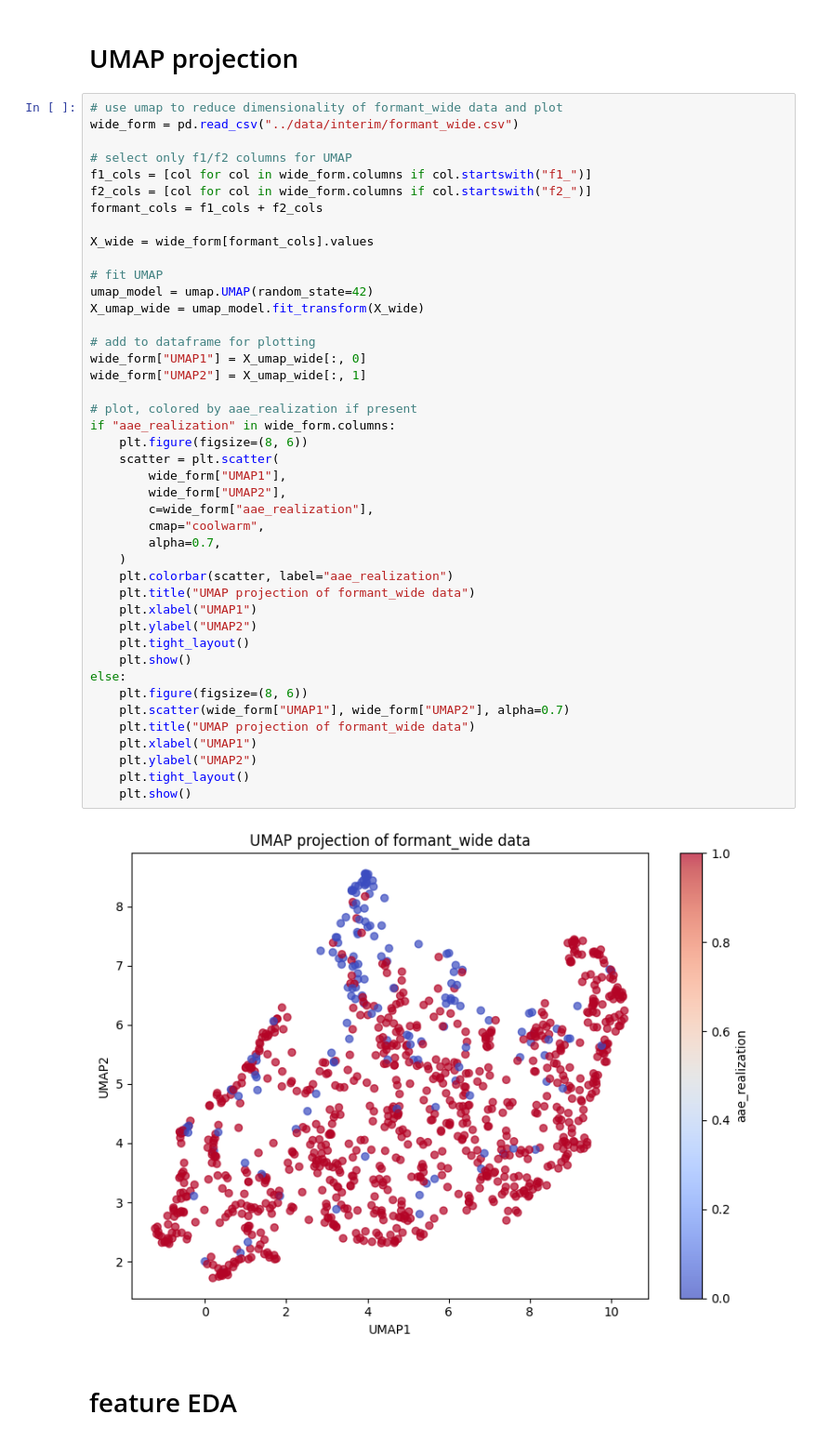
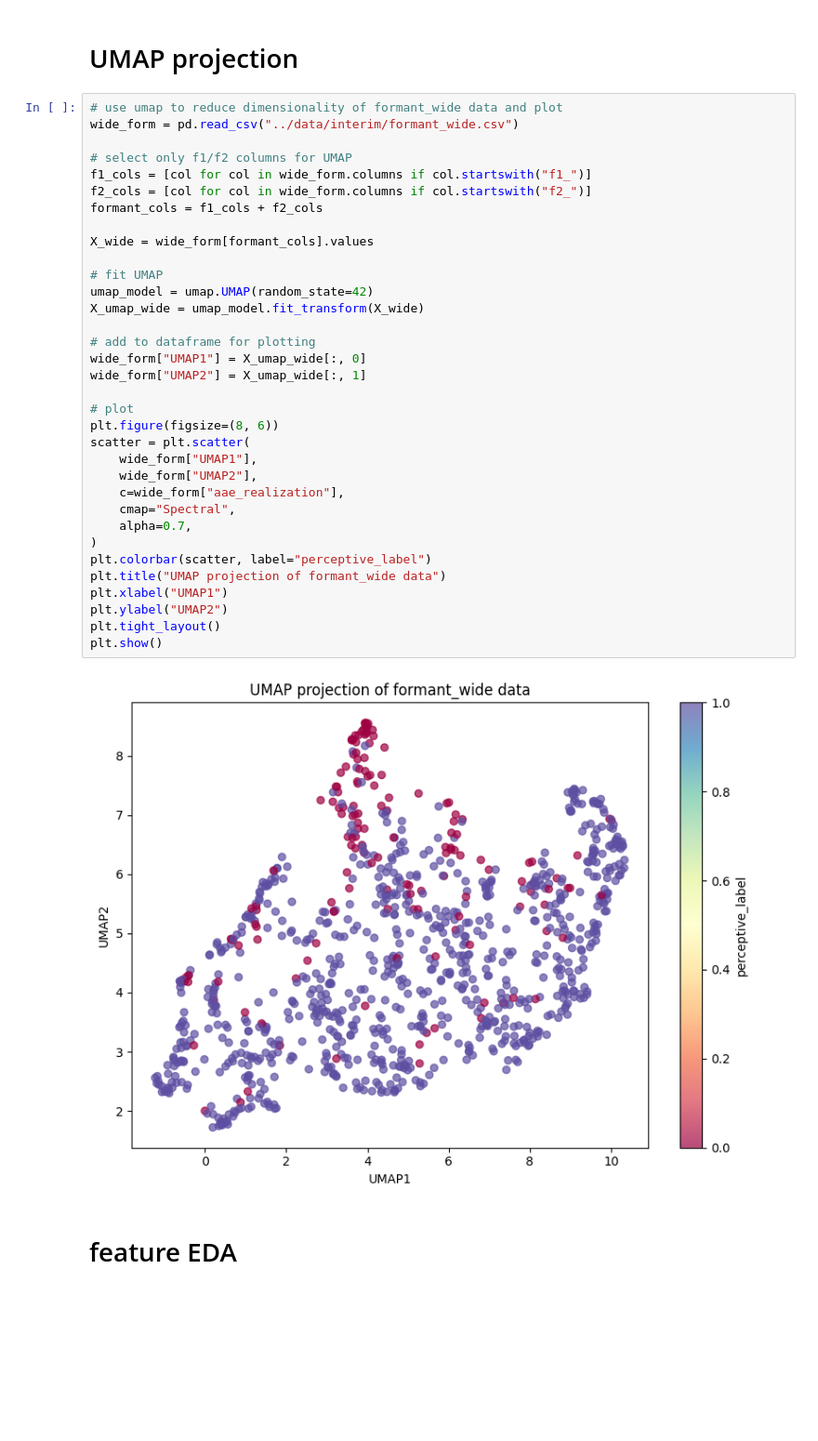
Before and after one commit to romeodetimmerman/aae-in-blues-formants, a Jupyter notebook: notebooks/01-rdt-exploration.ipynb, the cells around one changed output. Shown at 93% size. Saved outputs shown, nothing was run; the diff lists cells and outputs as text; blank space fills up the shorter version.

```diff
--- a/notebooks/01-rdt-exploration.ipynb
+++ b/notebooks/01-rdt-exploration.ipynb
@@ -53,48 +53,39 @@ sns.heatmap(
 # %%
 # use umap to reduce dimensionality of formant_wide data and plot
 wide_form = pd.read_csv("../data/interim/formant_wide.csv")
 
 # select only f1/f2 columns for UMAP
 f1_cols = [col for col in wide_form.columns if col.startswith("f1_")]
 f2_cols = [col for col in wide_form.columns if col.startswith("f2_")]
 formant_cols = f1_cols + f2_cols
 
 X_wide = wide_form[formant_cols].values
 
 # fit UMAP
 umap_model = umap.UMAP(random_state=42)
 X_umap_wide = umap_model.fit_transform(X_wide)
 
 # add to dataframe for plotting
 wide_form["UMAP1"] = X_umap_wide[:, 0]
 wide_form["UMAP2"] = X_umap_wide[:, 1]
 
-# plot, colored by aae_realization if present
-if "aae_realization" in wide_form.columns:
-    plt.figure(figsize=(8, 6))
-    scatter = plt.scatter(
-        wide_form["UMAP1"],
-        wide_form["UMAP2"],
-        c=wide_form["aae_realization"],
-        cmap="coolwarm",
-        alpha=0.7,
-    )
-    plt.colorbar(scatter, label="aae_realization")
-    plt.title("UMAP projection of formant_wide data")
-    plt.xlabel("UMAP1")
-    plt.ylabel("UMAP2")
-    plt.tight_layout()
-    plt.show()
-else:
-    plt.figure(figsize=(8, 6))
-    plt.scatter(wide_form["UMAP1"], wide_form["UMAP2"], alpha=0.7)
-    plt.title("UMAP projection of formant_wide data")
-    plt.xlabel("UMAP1")
-    plt.ylabel("UMAP2")
-    plt.tight_layout()
-    plt.show()
+# plot
+plt.figure(figsize=(8, 6))
+scatter = plt.scatter(
+    wide_form["UMAP1"],
+    wide_form["UMAP2"],
+    c=wide_form["aae_realization"],
+    cmap="Spectral",
+    alpha=0.7,
+)
+plt.colorbar(scatter, label="perceptive_label")
+plt.title("UMAP projection of formant_wide data")
+plt.xlabel("UMAP1")
+plt.ylabel("UMAP2")
+plt.tight_layout()
+plt.show()
 # %% [output]
-[figure, old version]
+[figure, new version]
 # %% [markdown]
 # feature EDA
 # %%
```
Also changed, not shown: parts of 5 cells of this notebook.
